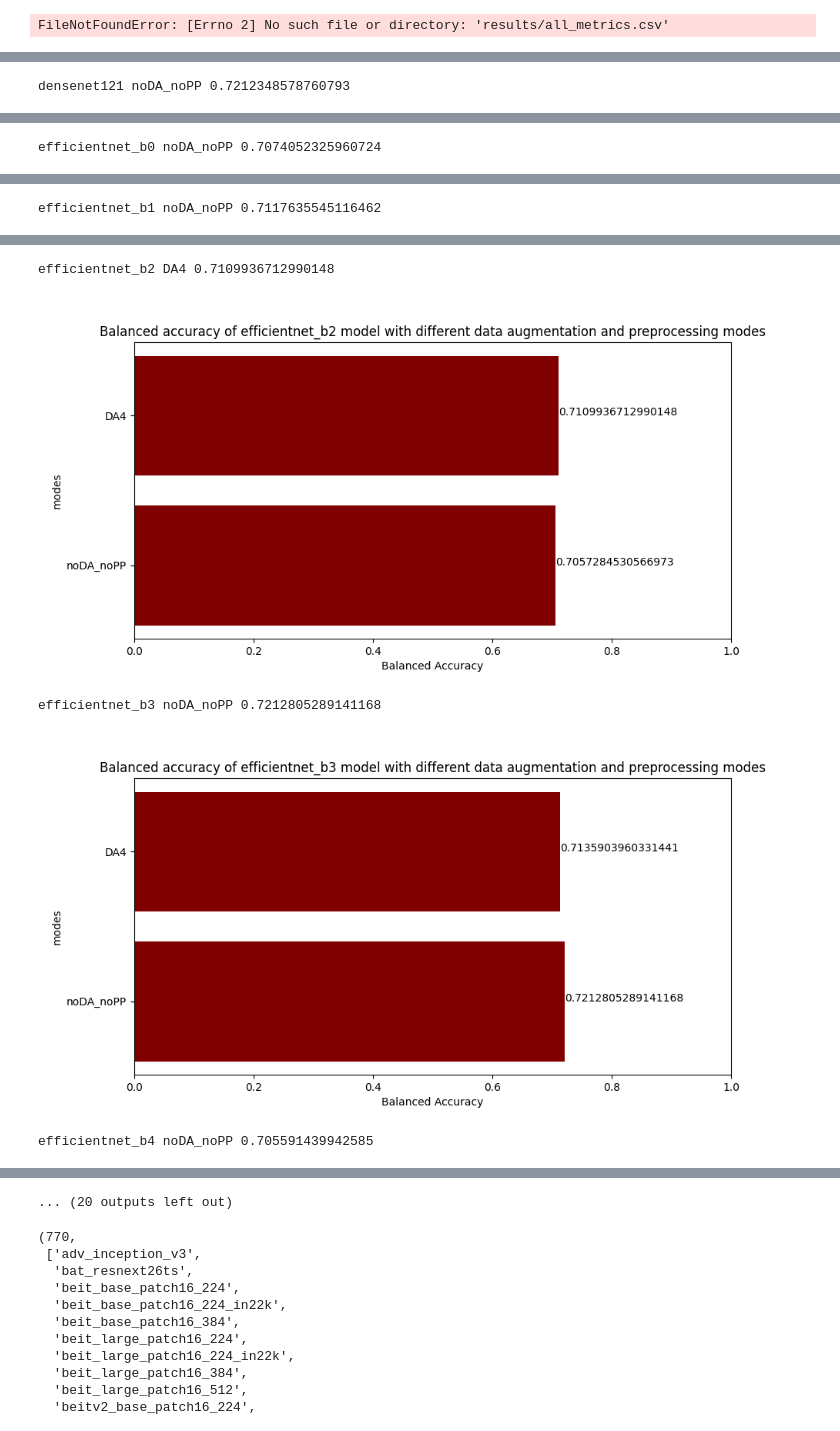
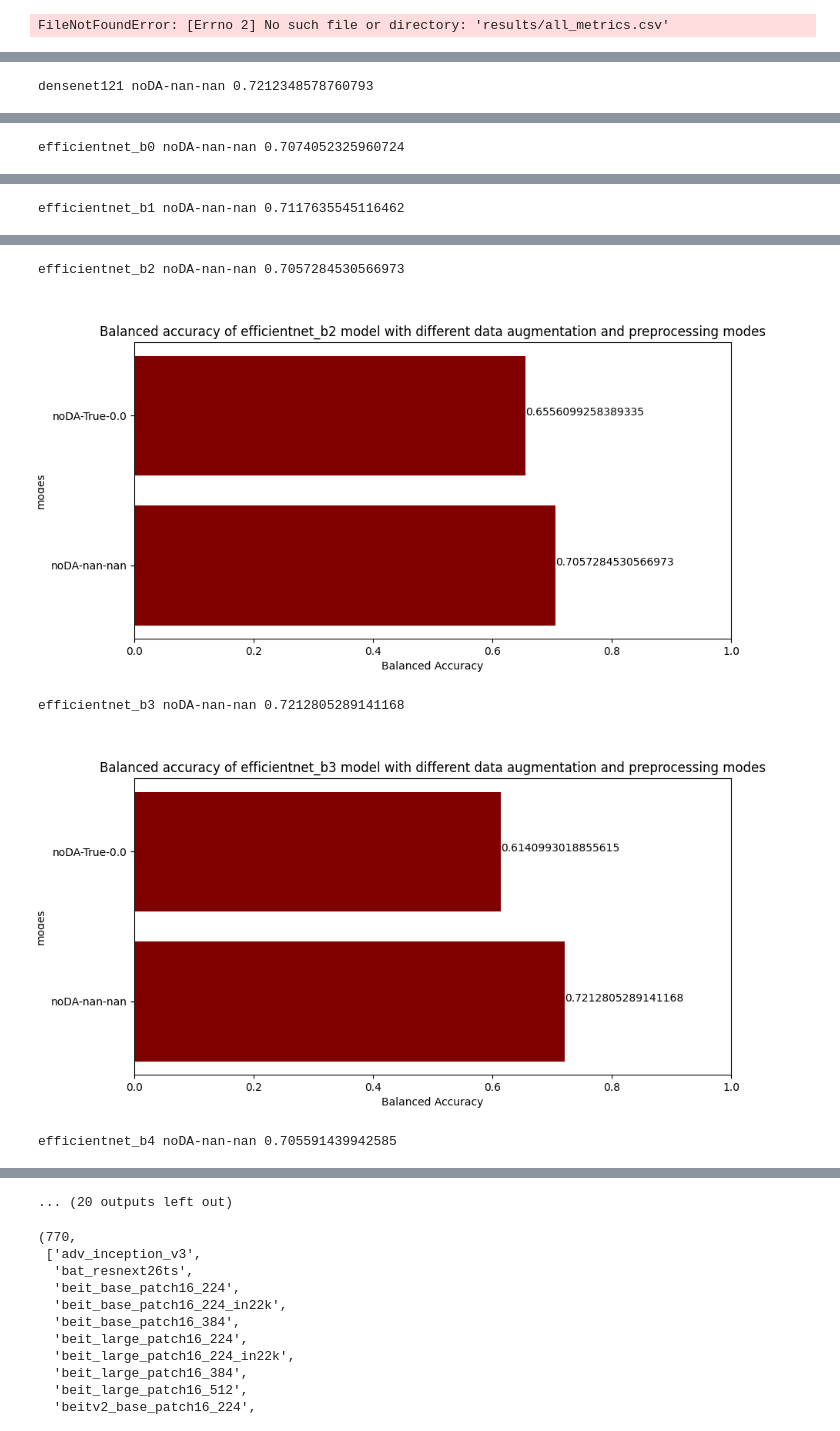
Before and after one commit to giuzis/masters, a Jupyter notebook: cnn/learning_cycle/benchmarks/isic/data_analisys_model.ipynb, the cells around one changed output, grey strips where cells are left out. Saved outputs shown, nothing was run; the diff lists cells and outputs as text; code cells hidden in the pictures.

```diff
--- a/cnn/learning_cycle/benchmarks/isic/data_analisys_model.ipynb
+++ b/cnn/learning_cycle/benchmarks/isic/data_analisys_model.ipynb
@@ -444,10 +444,13 @@ results_noDA_PPcropped = pd.read_csv('results/results_noDA_PPcropped.csv').filln
 FileNotFoundError: [Errno 2] No such file or directory: 'results/all_metrics.csv'
 # %%
 columns = ['model_name', 'optimizer', 'batch_size', 'lr_init', 'partition', 'data_augmentation', 'PP_enhancement', 'PP_hair_removal', 'PP_color_constancy', 'PP_denoising', 'PP_crop_mode',  'balanced_accuracy']
+columns2 = ['model_name', 'optimizer', 'batch_size', 'lr_init', 'partition', 'data_augmentation', 'PP_enhancement', 'PP_hair_removal', 'PP_color_constancy', 'PP_denoising', 'PP_crop_mode',  'balanced_accuracy', 'train_classifier_only', 'dropout']
 
 df_best_results_noDA_noPP = pd.read_csv('results/best_results_noDA_noPP_2.csv').fillna(False).replace(['false', False], 'False')[columns]
-df_results_DA4 = pd.read_csv('results/all_metrics_DA4.csv').fillna(False).replace(['false', False], 'False')[columns]
-df_results_DA4 = df_results_DA4[df_results_DA4['partition'] == 'test']
+df_all_metrics_trainjustclassifier = pd.read_csv('results/all_metrics_trainjustclassifier.csv').fillna(False).replace(['false', False], 'False')[columns2]
+df_all_metrics_trainjustclassifier = df_all_metrics_trainjustclassifier[df_all_metrics_trainjustclassifier['partition'] == 'test']
+# df_results_DA4 = pd.read_csv('results/all_metrics_DA4.csv').fillna(False).replace(['false', False], 'False')[columns]
+# df_results_DA4 = df_results_DA4[df_results_DA4['partition'] == 'test']
 # df_results_DA0123_noPP = pd.read_csv('results/results_DA0123_noPP.csv').fillna(False).replace(['false', False], 'False')[columns]
 # df_results_DA_PPcropped = pd.read_csv('results/results_DA_PPcropped.csv').fillna(False).replace(['false', False], 'False')[columns]
 # df_results_noDA_PP = pd.read_csv('results/results_noDA_PP_2.csv').fillna(False).replace(['false', False], 'False')[columns]
@@ -455,7 +458,7 @@ df_results_DA4 = df_results_DA4[df_results_DA4['partition'] == 'test']
 # df_all_metrics = df_all_metrics[df_all_metrics['partition'] == 'test']
 
 # all_results = pd.concat([df_best_results_noDA_noPP, df_results_DA0123_noPP, df_results_DA_PPcropped, df_results_noDA_PP]).drop_duplicates()
-all_results = pd.concat([df_best_results_noDA_noPP, df_results_DA4]).drop_duplicates()
+all_results = pd.concat([df_best_results_noDA_noPP, df_all_metrics_trainjustclassifier]).drop_duplicates()
 
 #group by model_name
 all_results_grouped = all_results.groupby(['model_name'])
@@ -486,12 +489,14 @@ for model_name, group in all_results_grouped:
         # if row['data_augmentation'] != 'False' or row['PP_crop_mode'] != 'False':
         #     continue
 
-        key = '{}{}{}{}{}{}'.format(('DA' + str(row['data_augmentation']) if str(row['data_augmentation']) != 'False' else 'noDA'),
+        key = '{}{}{}{}{}{}{}{}'.format(('DA' + str(row['data_augmentation']) if str(row['data_augmentation']) != 'False' else 'noDA'),
                 (('-' + row['PP_crop_mode']) if str(row['PP_crop_mode']) != 'False' else ''),
                 (('-' + row['PP_enhancement']) if str(row['PP_enhancement']) != 'False' else ''),
                 (('-' + row['PP_hair_removal']) if str(row['PP_hair_removal']) != 'False' else ''),
                 (('-' + row['PP_color_constancy']) if str(row['PP_color_constancy']) != 'False' else ''),
-                (('-' + row['PP_denoising']) if str(row['PP_denoising']) != 'False' else ''))
+                (('-' + row['PP_denoising']) if str(row['PP_denoising']) != 'False' else ''),
+                (('-' + str(row['train_classifier_only'])) if str(row['train_classifier_only']) != 'False' else ''),
+                (('-' + str(row['dropout'])) if str(row['dropout']) != 'False' else ''))
 
         # if key != 'noDA':
         key = key if key != 'noDA' else 'noDA_noPP'
@@ -520,4 +525,4 @@ for model_name, group in all_results_grouped:
     plt.show()
     plt.subplots_adjust(left=0.4, right=1, top=0.9, bottom=0.1)
 # %% [output]
-densenet121 noDA_noPP 0.7212348578760793
+densenet121 noDA-nan-nan 0.7212348578760793
@@ -525 +530 @@ densenet121 noDA_noPP 0.7212348578760793
-efficientnet_b0 noDA_noPP 0.7074052325960724
+efficientnet_b0 noDA-nan-nan 0.7074052325960724
@@ -527 +532 @@ efficientnet_b0 noDA_noPP 0.7074052325960724
-efficientnet_b1 noDA_noPP 0.7117635545116462
+efficientnet_b1 noDA-nan-nan 0.7117635545116462
@@ -529,5 +534,5 @@ efficientnet_b1 noDA_noPP 0.7117635545116462
-efficientnet_b2 DA4 0.7109936712990148
+efficientnet_b2 noDA-nan-nan 0.7057284530566973
-[figure, old version]
+[figure, new version]
-efficientnet_b3 noDA_noPP 0.7212805289141168
+efficientnet_b3 noDA-nan-nan 0.7212805289141168
-[figure, old version]
+[figure, new version]
-efficientnet_b4 noDA_noPP 0.705591439942585
+efficientnet_b4 noDA-nan-nan 0.705591439942585
```
Also changed, not shown: parts of 2 cells of this notebook, 4 other files.
